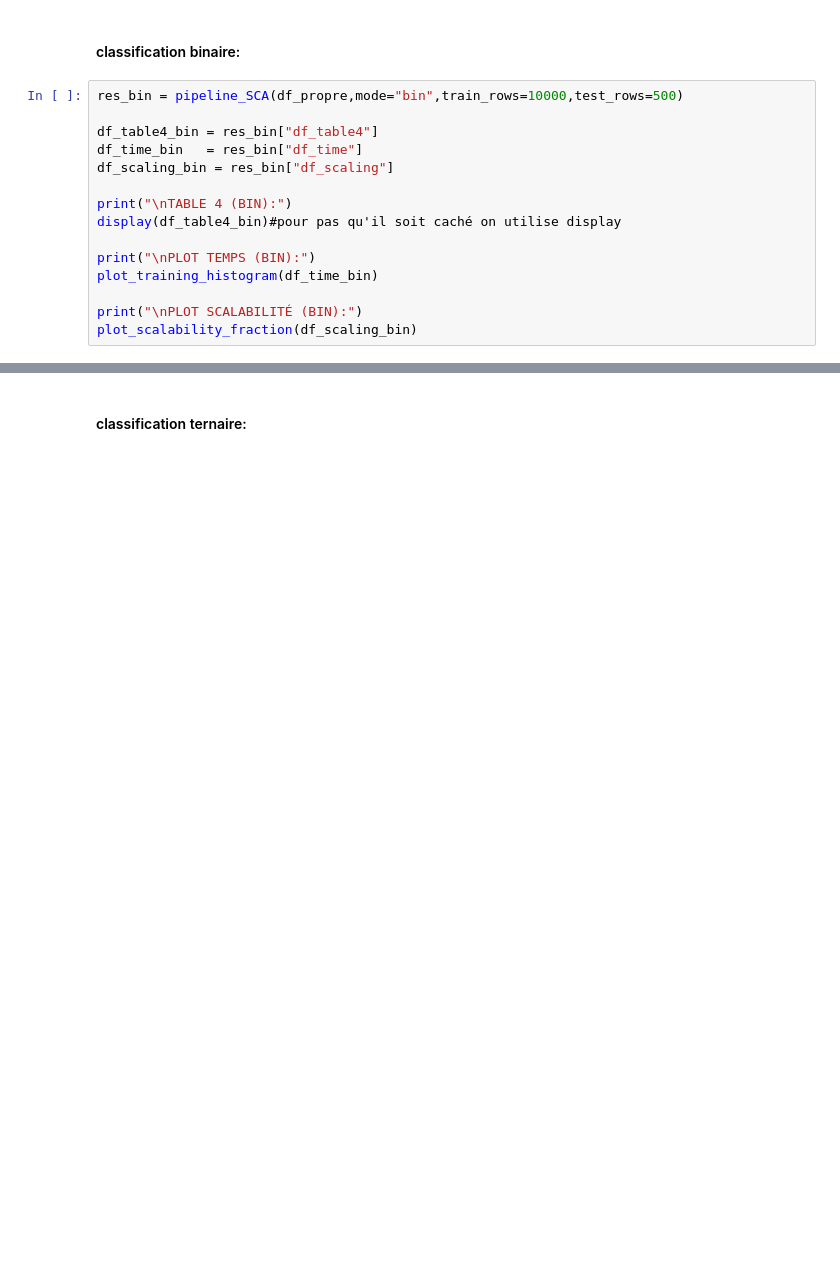
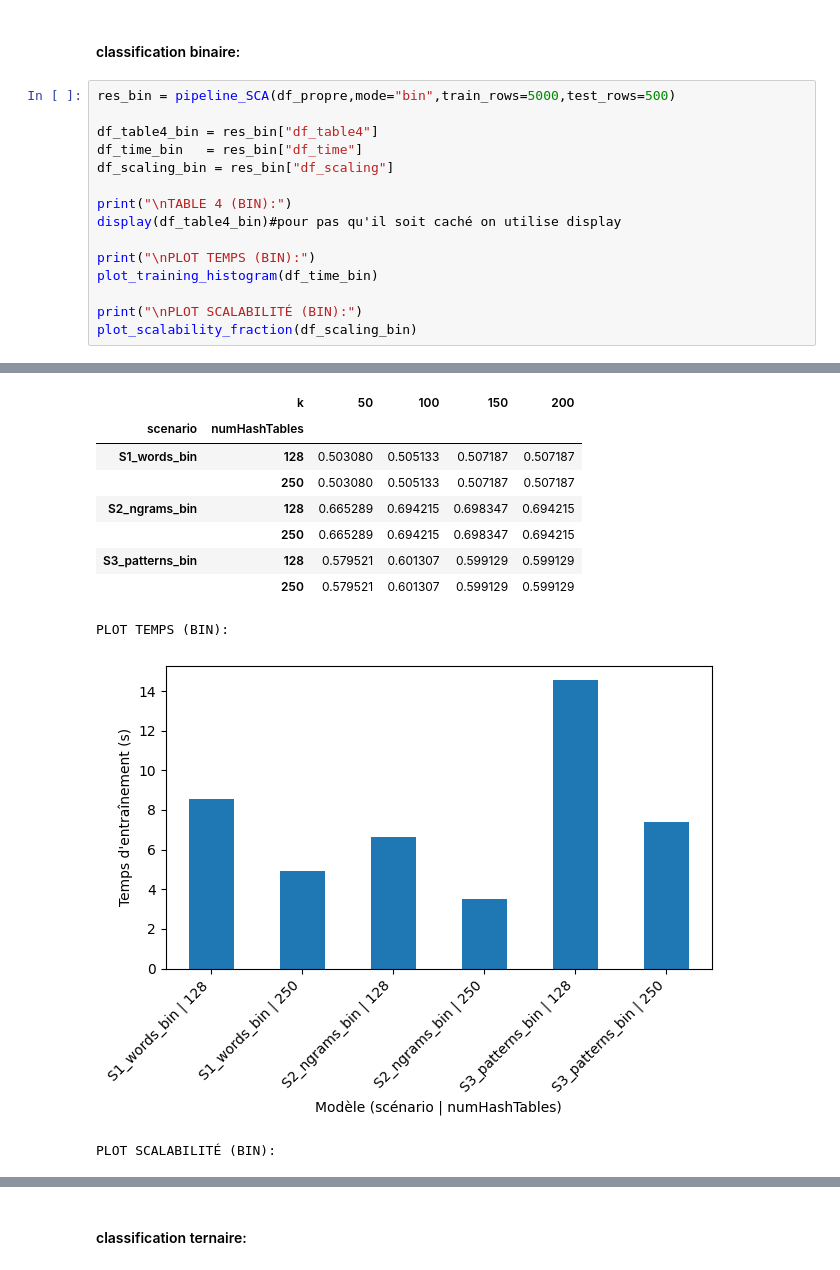
Before and after one commit to Michel065/projet-final-AADM, a Jupyter notebook: Code_Mini_Projet.ipynb, the cells around one changed output, grey strips where cells are left out. Drawn from its saved outputs; the diff is of its cells as text; blank space fills up the shorter version.

Commit message:
ajout 2.2 + graphs associé et resultas

```diff
--- a/Code_Mini_Projet.ipynb
+++ b/Code_Mini_Projet.ipynb
@@ -1275,7 +1278,7 @@ def pipeline_SCA(df_propre,mode="bin",train_rows=10000,test_rows=500,numHashTabl
 # %% [markdown]
 #### classification binaire:
 # %%
-res_bin = pipeline_SCA(df_propre,mode="bin",train_rows=10000,test_rows=500)
+res_bin = pipeline_SCA(df_propre,mode="bin",train_rows=5000,test_rows=500)
 
 df_table4_bin = res_bin["df_table4"]
 df_time_bin   = res_bin["df_time"]
@@ -1295,0 +1313,11 @@ split homogène => train:9847 test:520
+|  | k | 50 | 100 | 150 | 200 |
+| scenario | numHashTables |  |  |  |  |
+| S1_words_bin | 128 | 0.503080 | 0.505133 | 0.507187 | 0.507187 |
+|  | 250 | 0.503080 | 0.505133 | 0.507187 | 0.507187 |
+| S2_ngrams_bin | 128 | 0.665289 | 0.694215 | 0.698347 | 0.694215 |
+|  | 250 | 0.665289 | 0.694215 | 0.698347 | 0.694215 |
+| S3_patterns_bin | 128 | 0.579521 | 0.601307 | 0.599129 | 0.599129 |
+|  | 250 | 0.579521 | 0.601307 | 0.599129 | 0.599129 |
+PLOT TEMPS (BIN):
+[figure, added]
+PLOT SCALABILITÉ (BIN):
```
Also changed, not shown: parts of 5 cells of this notebook, 7 other files.
